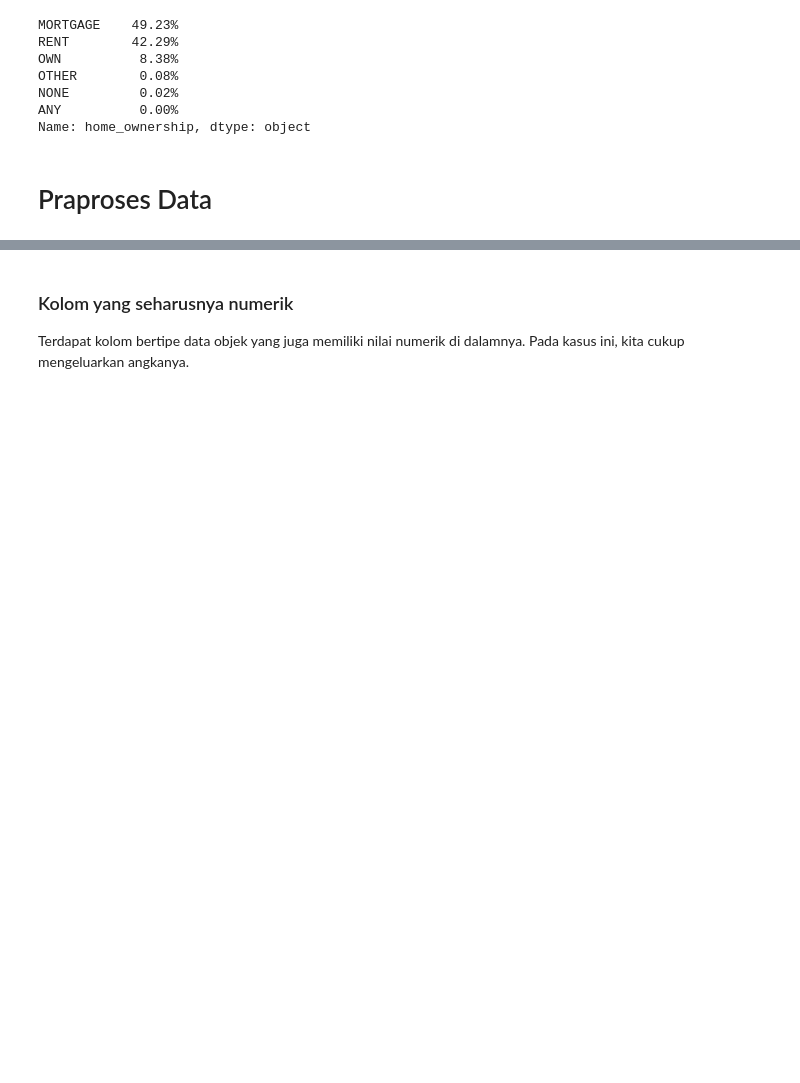
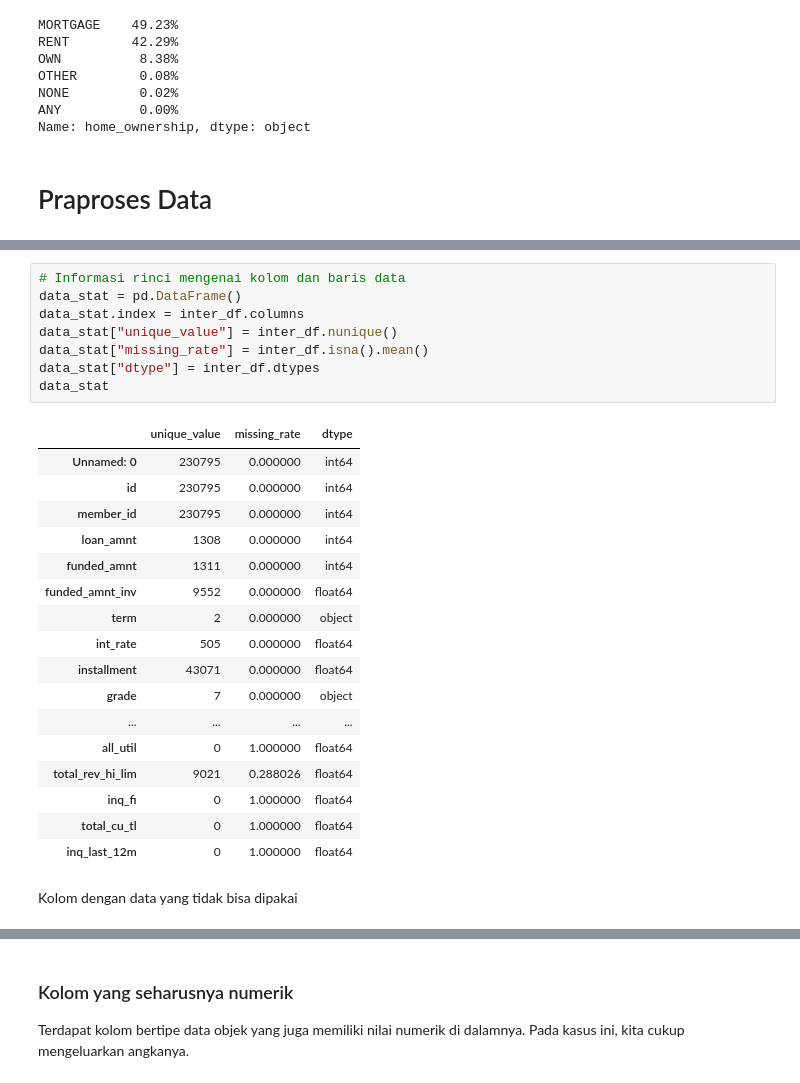
Before and after one commit to rakkaalhazimi/Loan-Status-Prediction, a Jupyter notebook: credit_loan_predictions.ipynb, the cells around one changed output, grey strips where cells are left out. Drawn from its saved outputs; the diff is of its cells as text; blank space fills up the shorter version.

```diff
--- a/credit_loan_predictions.ipynb
+++ b/credit_loan_predictions.ipynb
@@ -359,0 +450,28 @@ Name: home_ownership, dtype: object
+# %%
+# Informasi rinci mengenai kolom dan baris data
+data_stat = pd.DataFrame()
+data_stat.index = inter_df.columns
+data_stat["unique_value"] = inter_df.nunique()
+data_stat["missing_rate"] = inter_df.isna().mean()
+data_stat["dtype"] = inter_df.dtypes
+data_stat
+# %% [output]
+|  | unique_value | missing_rate | dtype |
+| Unnamed: 0 | 230795 | 0.000000 | int64 |
+| id | 230795 | 0.000000 | int64 |
+| member_id | 230795 | 0.000000 | int64 |
+| loan_amnt | 1308 | 0.000000 | int64 |
+| funded_amnt | 1311 | 0.000000 | int64 |
+| funded_amnt_inv | 9552 | 0.000000 | float64 |
+| term | 2 | 0.000000 | object |
+| int_rate | 505 | 0.000000 | float64 |
+| installment | 43071 | 0.000000 | float64 |
+| grade | 7 | 0.000000 | object |
+| ... | ... | ... | ... |
+| all_util | 0 | 1.000000 | float64 |
+| total_rev_hi_lim | 9021 | 0.288026 | float64 |
+| inq_fi | 0 | 1.000000 | float64 |
+| total_cu_tl | 0 | 1.000000 | float64 |
+| inq_last_12m | 0 | 1.000000 | float64 |
+# %% [markdown]
+Kolom dengan data yang tidak bisa dipakai
```
Also changed, not shown: parts of 35 cells of this notebook.
